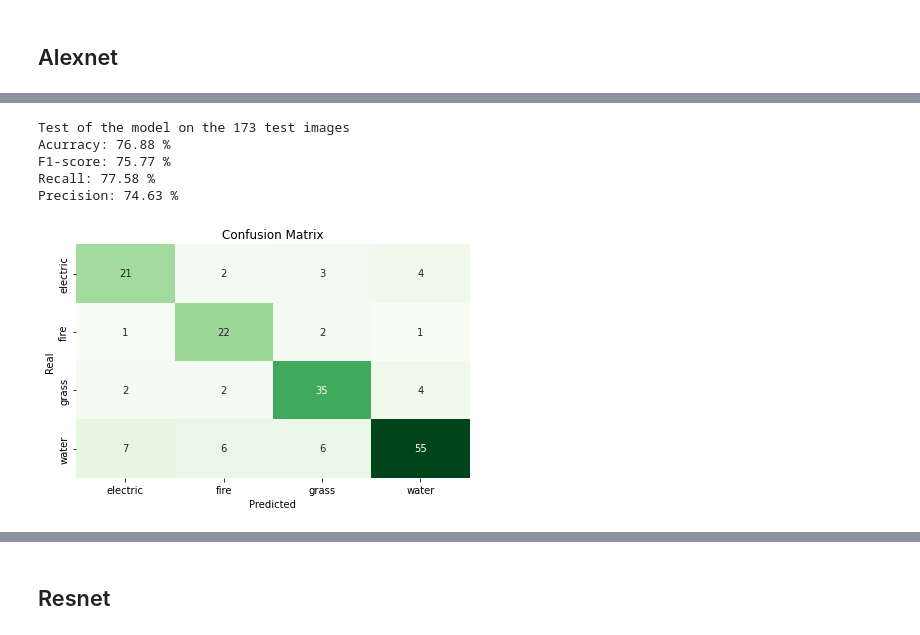
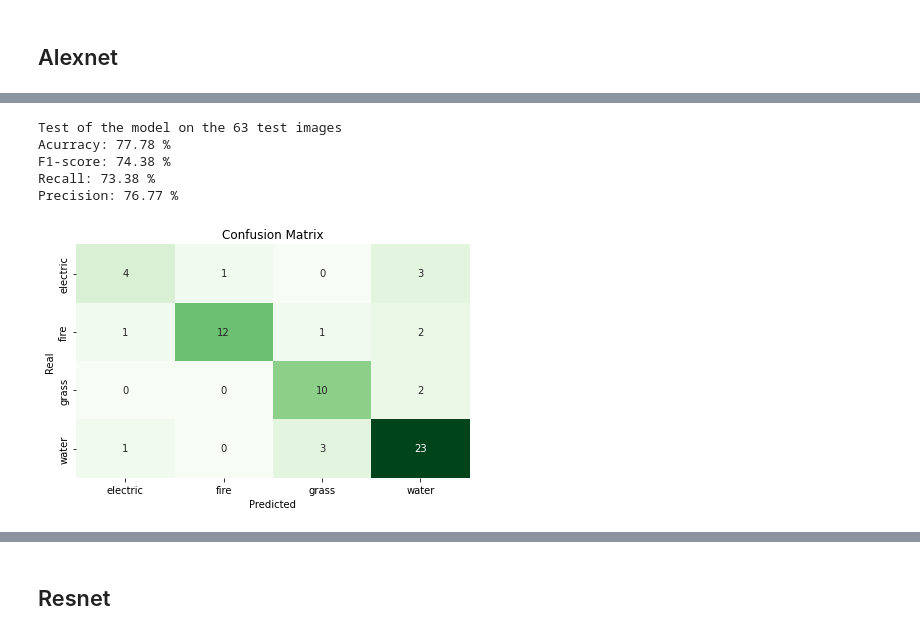
Before and after one commit to DiegoOrtizS/pokemon-CNN, a Jupyter notebook: Proyecto5/notebook.ipynb, the cells around one changed output, grey strips where cells are left out. Cells and saved outputs as stored; diff of their text form; code cells hidden in the pictures.

```diff
--- a/Proyecto5/notebook.ipynb
+++ b/Proyecto5/notebook.ipynb
@@ -146,9 +146,9 @@ print(model)
 x: List[str] = []
 y: List[str] = []
 for type in types:
-    pokemon_imgs: List[str] = os.listdir(dir2+"/"+type)
+    pokemon_imgs: List[str] = os.listdir(dir1+"/"+type)
     for pokemon_img in pokemon_imgs:
-        x.append(dir2+"/"+type+"/"+pokemon_img)
+        x.append(dir1+"/"+type+"/"+pokemon_img)
         y.append(type)
 # %%
 class MyDataset(Dataset):
@@ -181,7 +181,10 @@ tensor_y = le.fit_transform(y)
 tensor_y = torch.as_tensor(tensor_y)
 dataset = MyDataset(x, tensor_y)
 # %%
-data_train, data_val, data_test = random_split(dataset=dataset, lengths=[605, 87, 173])
+# bd_1
+# data_train, data_val, data_test = random_split(dataset=dataset, lengths=[605, 87, 173])
+# bd_2
+data_train, data_val, data_test = random_split(dataset=dataset, lengths=[221, 32, 63])
 # %%
 batch_size = 32
 train_loader = DataLoader(dataset=data_train, batch_size=batch_size, shuffle=True)
@@ -257,7 +260,8 @@ def test(model, save_name: str = ""):
             _, predicted = torch.max(outputs.data, 1)
             all_predicted.extend((predicted).tolist())
             all_labels.extend((labels).tolist())
-        val = (np.unique(le.inverse_transform(all_predicted)))
+        # val = (np.unique(le.inverse_transform(all_predicted)))
+        val = (np.unique(le.inverse_transform(all_labels)))
         matrix = confusion_matrix(all_labels, all_predicted)
         df = pd.DataFrame(matrix, index=val, columns=val)
         sns.heatmap(df, annot=True, cbar=None, cmap="Greens")
@@ -301,17 +302,18 @@ PATH_RES: str = "results/"
 # %%
 # test after train
 torch.manual_seed(1)
+test(model, "alexnet confusion matrix batch_size=32 SGD epochs=30 lr=1e-4 weight_decay=0.005 momentum=0.9.png")
 # test(model, "alexnet confusion matrix batch_size=32 SGD epochs=100 lr=3e-4 weight_decay=0.005 momentum=0.9.png")
 # test(model, "alexnet confusion matrix SGD epochs=100 lr=3e-4 weight_decay=0.005 momentum=0.9.png")
 # test(model, "alexnet confusion matrix Adam epochs=100 lr=0.01.png")
 # test(model, "alexnet confusion (sin modificar classifier alexnet) matrix SGD epochs=100 lr=3e-4 weight_decay=0.005 momentum=0.9.png")
 # %% [output]
-Test of the model on the 173 test images
-Acurracy: 76.88 %
-F1-score: 75.77 %
-Recall: 77.58 %
-Precision: 74.63 %
+Test of the model on the 63 test images
+Acurracy: 77.78 %
+F1-score: 74.38 %
+Recall: 73.38 %
+Precision: 76.77 %
-[figure, old version]
+[figure, new version]
 # %%
 plt.plot(train_loss, label="train loss")
 plt.plot(val_loss, label="val loss")
```
Also changed, not shown: parts of 18 cells of this notebook, 22 other files.
